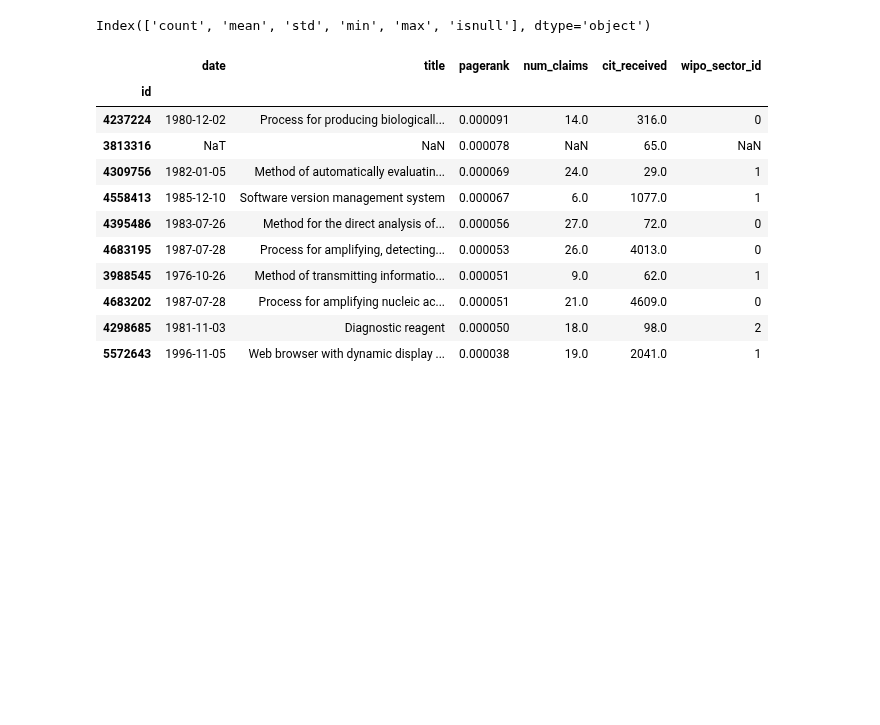
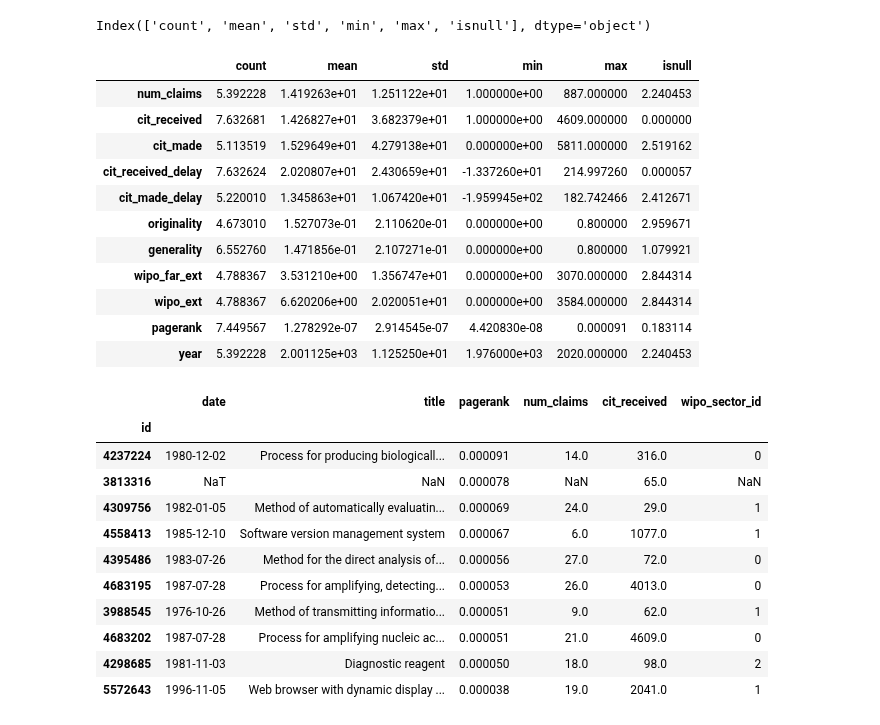
Before and after one commit to rsdias/patent_analysis, a Jupyter notebook: external_knowledge.ipynb, the cells around one changed output. Drawn from its saved outputs; the diff is of its cells as text; code cells hidden in the pictures; blank space fills up the shorter version.

```diff
--- a/external_knowledge.ipynb
+++ b/external_knowledge.ipynb
@@ -301,4 +301,20 @@ descriptive['count']=descriptive['count'].apply(lambda x: (x/(1e6)))
 # %%
 descriptive['isnull']=descriptive['isnull'].apply(lambda x: (x/(1e6)))
 # %%
-descriptive.rename(columns={'count': 'count (MM)', 'isnull': 'isnull (MM)'}, inplace=True)
+# descriptive.rename(columns={'count': 'count (MM)', 'isnull': 'isnull (MM)'}, inplace=True)
+# %%
+# descriptive.reset_index(inplace=True)
+descriptive
+# %% [output]
+|  | count | mean | std | min | max | isnull |
+| num_claims | 5.392228 | 1.419263e+01 | 1.251122e+01 | 1.000000e+00 | 887.000000 | 2.240453 |
+| cit_received | 7.632681 | 1.426827e+01 | 3.682379e+01 | 1.000000e+00 | 4609.000000 | 0.000000 |
+| cit_made | 5.113519 | 1.529649e+01 | 4.279138e+01 | 0.000000e+00 | 5811.000000 | 2.519162 |
+| cit_received_delay | 7.632624 | 2.020807e+01 | 2.430659e+01 | -1.337260e+01 | 214.997260 | 0.000057 |
+| cit_made_delay | 5.220010 | 1.345863e+01 | 1.067420e+01 | -1.959945e+02 | 182.742466 | 2.412671 |
+| originality | 4.673010 | 1.527073e-01 | 2.110620e-01 | 0.000000e+00 | 0.800000 | 2.959671 |
+| generality | 6.552760 | 1.471856e-01 | 2.107271e-01 | 0.000000e+00 | 0.800000 | 1.079921 |
+| wipo_far_ext | 4.788367 | 3.531210e+00 | 1.356747e+01 | 0.000000e+00 | 3070.000000 | 2.844314 |
+| wipo_ext | 4.788367 | 6.620206e+00 | 2.020051e+01 | 0.000000e+00 | 3584.000000 | 2.844314 |
+| pagerank | 7.449567 | 1.278292e-07 | 2.914545e-07 | 4.420830e-08 | 0.000091 | 0.183114 |
+| year | 5.392228 | 2.001125e+03 | 1.125250e+01 | 1.976000e+03 | 2020.000000 | 2.240453 |
```
Also changed, not shown: parts of 2 cells of this notebook, 4 other files.
